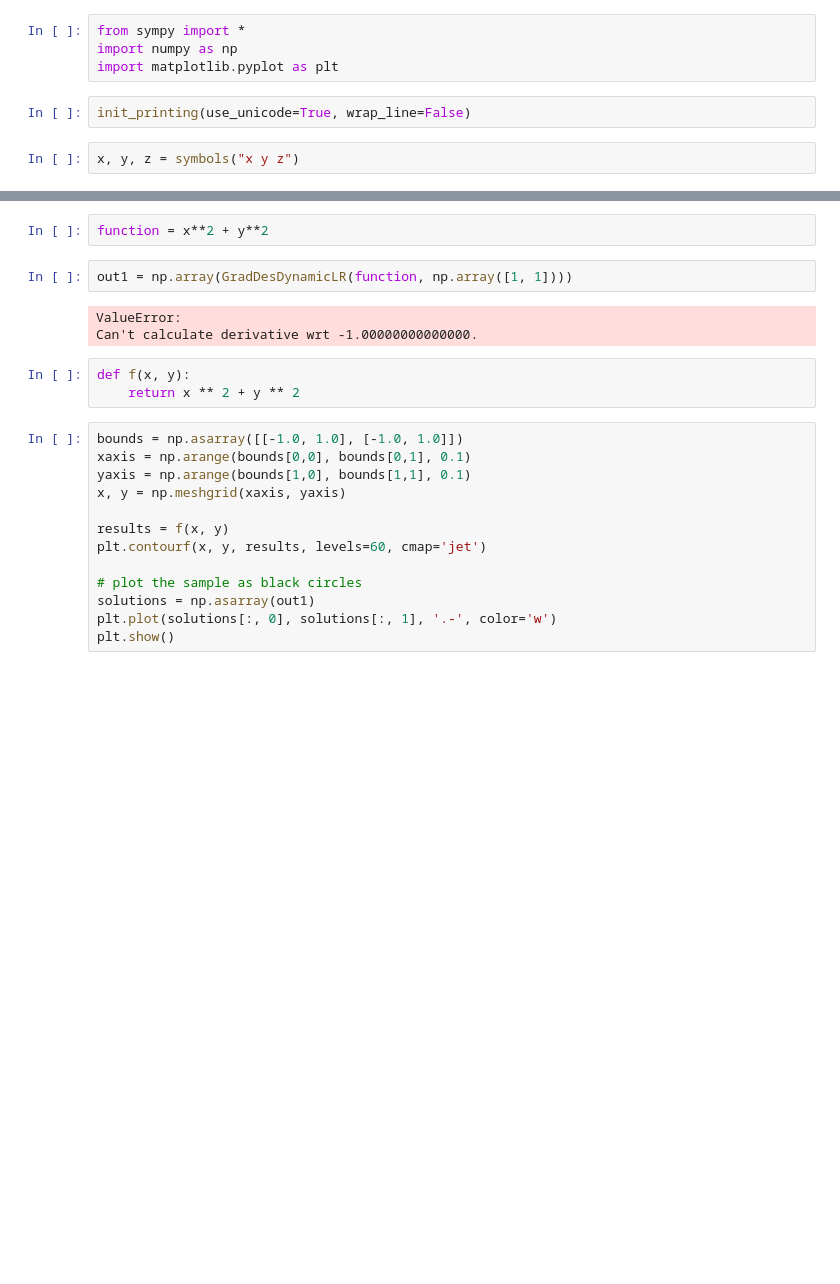
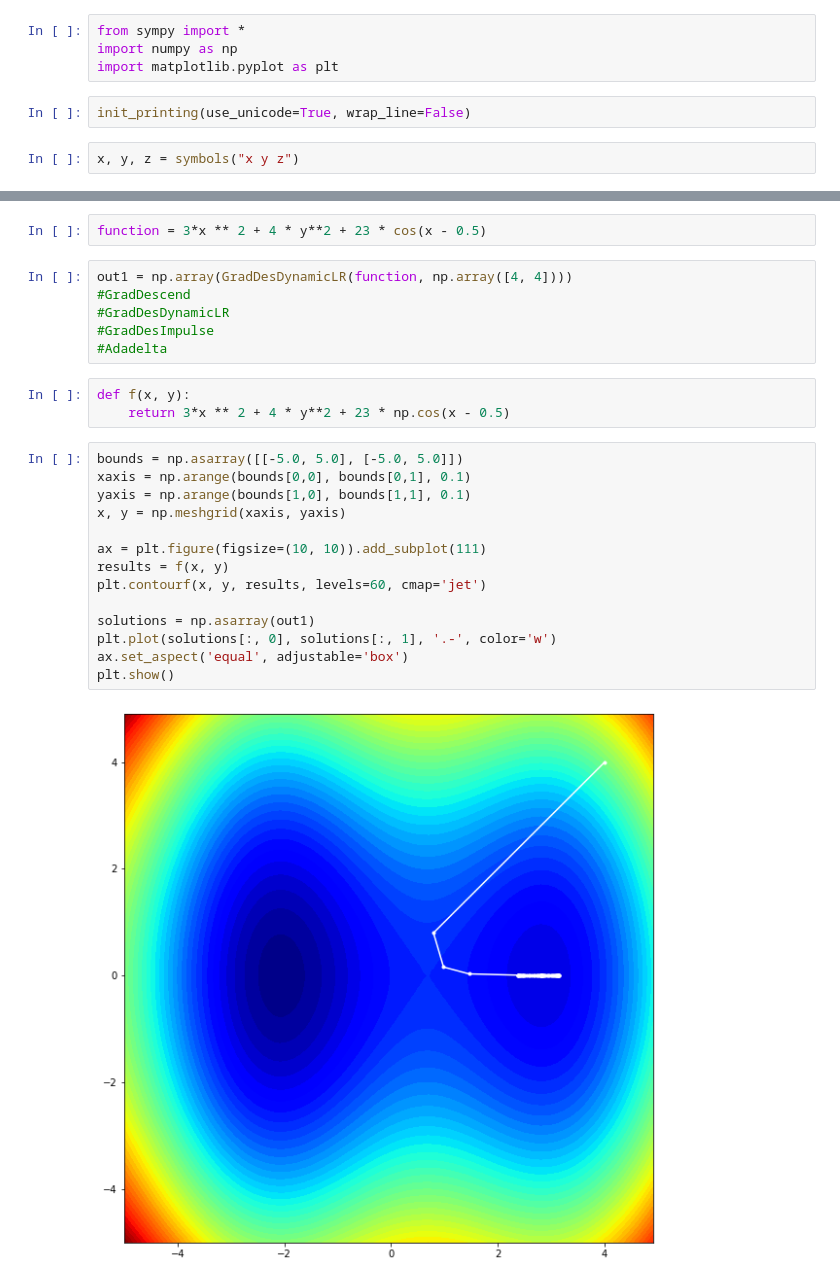
Before and after one commit to xentellion/ML_AI_Homework, a Jupyter notebook: GradDescend.ipynb, the cells around one changed output, grey strips where cells are left out. Drawn from its saved outputs; the diff is of its cells as text; blank space fills up the shorter version.

```diff
--- a/GradDescend.ipynb
+++ b/GradDescend.ipynb
@@ -46,23 +71,27 @@ def Adadelta(f, x0:np.ndarray, lr:float = 0.1, eps:float = 1e-06) -> np.ndarray:
 # %%
-function = x**2 + y**2
+function = 3*x ** 2 + 4 * y**2 + 23 * cos(x - 0.5)
 # %%
-out1 = np.array(GradDesDynamicLR(function, np.array([1, 1])))
+out1 = np.array(GradDesDynamicLR(function, np.array([4, 4])))
+#GradDescend
+#GradDesDynamicLR
+#GradDesImpulse
+#Adadelta
-# %% [output]
-ValueError:
-Can't calculate derivative wrt -1.00000000000000.
 # %%
 def f(x, y):
-    return x ** 2 + y ** 2
+    return 3*x ** 2 + 4 * y**2 + 23 * np.cos(x - 0.5)
 # %%
-bounds = np.asarray([[-1.0, 1.0], [-1.0, 1.0]])
+bounds = np.asarray([[-5.0, 5.0], [-5.0, 5.0]])
 xaxis = np.arange(bounds[0,0], bounds[0,1], 0.1)
 yaxis = np.arange(bounds[1,0], bounds[1,1], 0.1)
 x, y = np.meshgrid(xaxis, yaxis)
 
+ax = plt.figure(figsize=(10, 10)).add_subplot(111)
 results = f(x, y)
 plt.contourf(x, y, results, levels=60, cmap='jet')
 
-# plot the sample as black circles
 solutions = np.asarray(out1)
 plt.plot(solutions[:, 0], solutions[:, 1], '.-', color='w')
+ax.set_aspect('equal', adjustable='box')
 plt.show()
+# %% [output]
+[figure, added]
```
Also changed, not shown: parts of 7 cells of this notebook.
